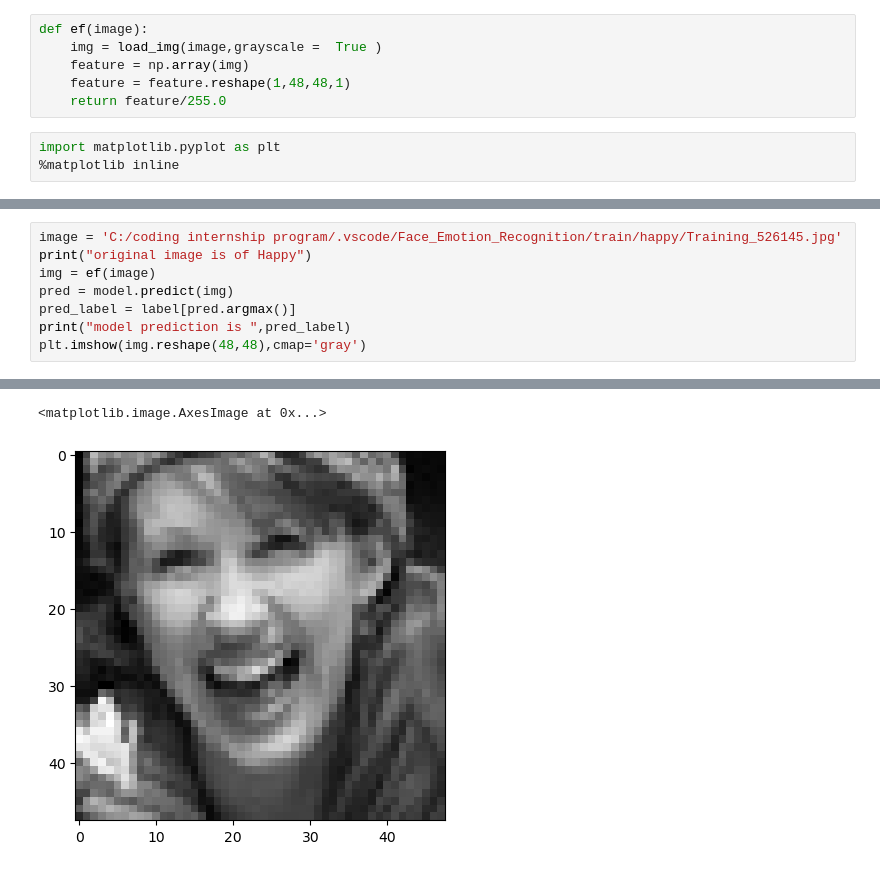
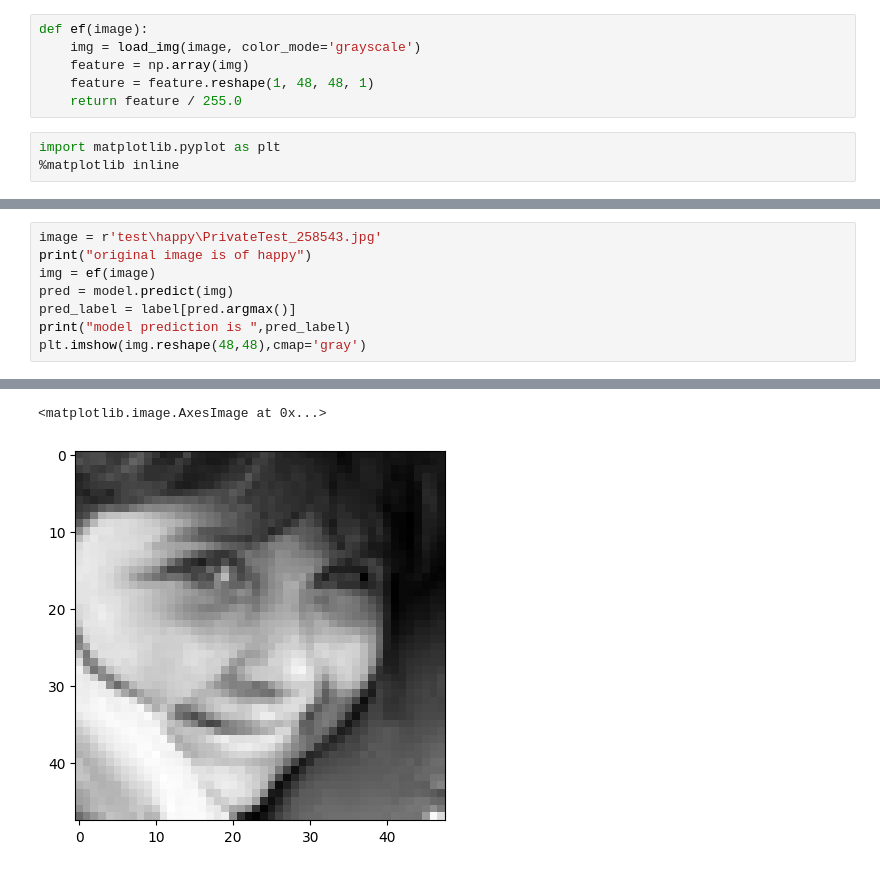
Before and after one commit to tushimittal/Facial-Emotion-Detection, a Jupyter notebook: Implementation.ipynb, the cells around one changed output, grey strips where cells are left out. Drawn from its saved outputs; the diff is of its cells as text.

```diff
--- a/Implementation.ipynb
+++ b/Implementation.ipynb
@@ -18,10 +12,10 @@ model.load_weights("emotiondetector.h5")
 label = ['angry','disgust','fear','happy','neutral','sad','surprise']
 # %%
 def ef(image):
-    img = load_img(image,grayscale =  True )
+    img = load_img(image, color_mode='grayscale')
     feature = np.array(img)
-    feature = feature.reshape(1,48,48,1)
-    return feature/255.0
+    feature = feature.reshape(1, 48, 48, 1)
+    return feature / 255.0
 # %%
 import matplotlib.pyplot as plt
 %matplotlib inline
@@ -70,6 +78,6 @@ model prediction is  fear
 # %%
-image = 'C:/coding internship program/.vscode/Face_Emotion_Recognition/train/happy/Training_526145.jpg'
-print("original image is of Happy")
+image = r'test\happy\PrivateTest_258543.jpg'
+print("original image is of happy")
 img = ef(image)
 pred = model.predict(img)
 pred_label = label[pred.argmax()]
@@ -81,3 +89,3 @@ original image is of Happy
 model prediction is  happy
 <matplotlib.image.AxesImage at 0x...>
-[figure, old version]
+[figure, new version]
```
Also changed, not shown: parts of 11 cells of this notebook.
